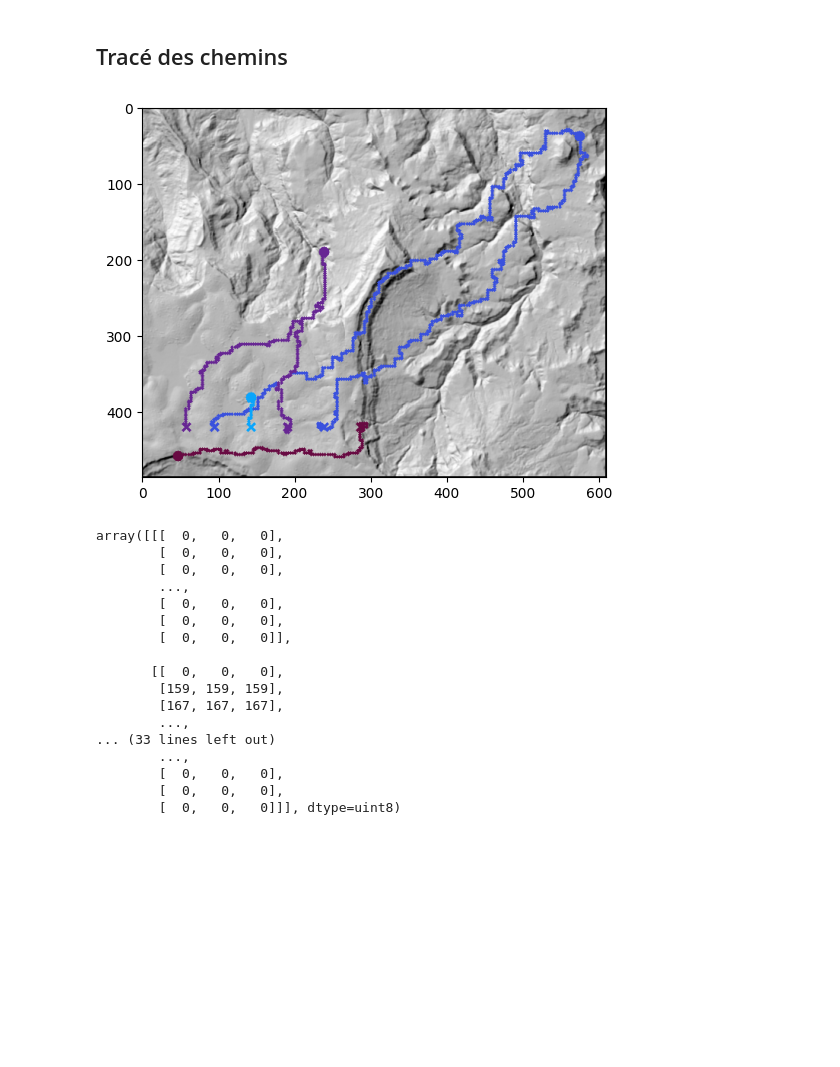
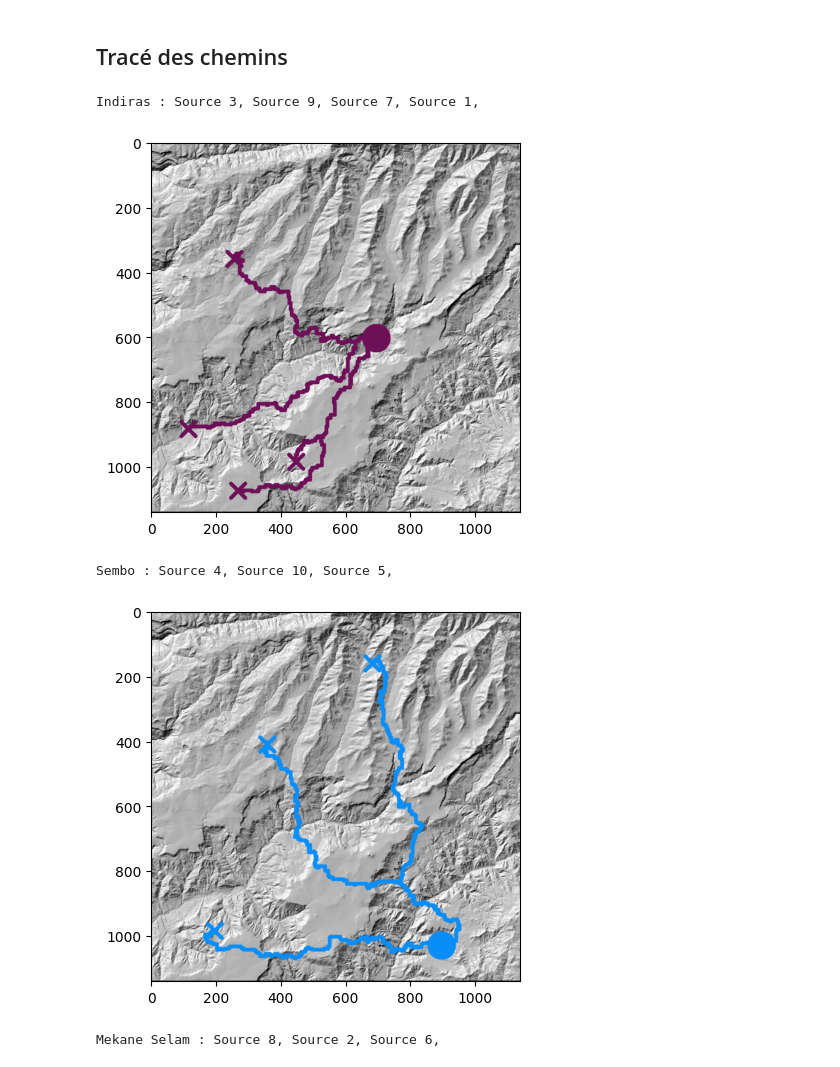
Before and after one commit to teo-bou/SY10, a Jupyter notebook: Projet-Eau/recherche_chemin_eau.ipynb, the cells around one changed output. Cells and saved outputs as stored; diff of their text form; code cells hidden in the pictures; blank space fills up the shorter version.

```diff
--- a/Projet-Eau/recherche_chemin_eau.ipynb
+++ b/Projet-Eau/recherche_chemin_eau.ipynb
@@ -10,9 +10,9 @@ from projet_srcs import *
 # peu_access, moy_access, accessi = float(input("Peu accessible : ")), float(input("Moyennement accessible : ")), float(input("Accessible : "))
 # access = accessibilite.v(peu_access, moy_access, accessi)
 
-type_terr = type_terrain.v(0.2,0.6, 0.2)
-access = accessibilite.v(0.2,0.5,0.8)
+type_terr = type_terrain.v(0.2,0.2, 0.4)
+access = accessibilite.v(0.1,0.2,0.8)
 
-carte = Carte("test_elevation.png", "20/05", type_terrain=type_terr, accessibilite=access, resize_x=200, resize_y=200)
+carte = Carte("carte indiras.png", "20/05", type_terrain=type_terr, accessibilite=access, resized_factor = 0.3)
 print(carte)
 # %% [output]
@@ -45,3 +23,26 @@ Source(carte, 600, 1100, couleur_eau.v(1, 0.8), NFT(2, 3, 4, 1, 'debit') , odeur
+# %%
+liste_villages = [Village(carte, 775, 675, NFT(16000, 17543, 18000, 1, 'habitants'), ressenti_conflits.v(0.6,0.3,0,0),ressenti_enthousiasme.v(0.1,0.7,0.3),
+             {"hopital": 2, "ecole": 1, "gouvernement": 0}, "Indiras"),
+                  Village(carte, 460, 1000, NFT(18000, 18842, 19000, 1, 'habitants'), ressenti_conflits.v(0.8,0.2,0.1,0),ressenti_enthousiasme.v(0.1,0.2,1),
+             {"hopital": 1, "ecole": 3, "gouvernement": 2}, "Mekane Selam"),
+                  Village(carte, 1000, 1150, NFT(10000, 10731, 11000, 1, 'habitants'), ressenti_conflits.v(0.1,0.2,0.1,0),ressenti_enthousiasme.v(0,0.2,0.8),
+             {"hopital": 1, "ecole": 1, "gouvernement": 1}, "Sembo")
+            ]
+
+
+liste_sources = [
+Source(carte, 300, 1200, couleur_eau.v(0.2, 0.8), NFT(20, 25, 26, 1, 'debit') , odeur_eau.v(1, 0.2, 0), "Source 1"),
+Source(carte, 624, 837, couleur_eau.v(0.4, 0.7), NFT(14, 15, 17, 1, 'debit') , odeur_eau.v(0.1, 0.9, 0.2), "Source 2"),
+Source(carte, 129, 987, couleur_eau.v(0.4, 0.6), NFT(11, 12, 13, 1, 'debit') , odeur_eau.v(0.6, 0.4, 0.2), "Source 3"),
+Source(carte, 400, 459, couleur_eau.v(1, 0.3), NFT(14,17.5,19, 1, 'debit'), odeur_eau.v(1, 0.2, 0.1), "Source 4"),
+Source(carte, 219, 1100, couleur_eau.v(0.2, 1), NFT(21, 22, 23, 1, 'debit') , odeur_eau.v(1, 0.3, 0.2), "Source 5"),
+Source(carte, 100, 1154, couleur_eau.v(0, 1), NFT(28, 32, 35, 1, 'debit') , odeur_eau.v(1, 0.1, 0), "Source 6"),
+Source(carte, 500, 1100, couleur_eau.v(0.5, 0.5), NFT(21, 22, 23, 1, 'debit') , odeur_eau.v(0.8, 0.3, 0.2), "Source 7"),
+Source(carte, 1098, 230, couleur_eau.v(0.3, 0.8), NFT(17, 19, 23, 1, 'debit') , odeur_eau.v(0.3, 1, 0.2), "Source 8"),
+Source(carte, 287, 402, couleur_eau.v(0.2, 1), NFT(21, 22, 23, 1, 'debit') , odeur_eau.v(0.9, 0.6, 0.2), "Source 9"),
+Source(carte, 762, 180, couleur_eau.v(0.8, 0.3), NFT(13, 15, 17, 1, 'debit') , odeur_eau.v(0.7, 0.4, 0), "Source 10")
+
+]
 # %% [markdown]
 ## Score de faisabilité
 # %%
@@ -51,23 +59,10 @@ KeyError: 'peu escarpe'
 # %% [markdown]
 ## Tracé des chemins
 # %%
-tracer_carte(carte, liste_villages, liste_sources, show = False)
+tracer_carte(carte, liste_villages, liste_sources, show = True)
 # %% [output]
+Indiras : Source 3, Source 9, Source 7, Source 1,
-[figure, old version]
+[figure, new version]
-array([[[  0,   0,   0],
-        [  0,   0,   0],
-        [  0,   0,   0],
-        ...,
-        [  0,   0,   0],
-        [  0,   0,   0],
-        [  0,   0,   0]],
-
-       [[  0,   0,   0],
-        [159, 159, 159],
-        [167, 167, 167],
-        ...,
-... (33 lines left out)
-        ...,
-        [  0,   0,   0],
-        [  0,   0,   0],
-        [  0,   0,   0]]], dtype=uint8)
+Sembo : Source 4, Source 10, Source 5,
+[figure, added]
+Mekane Selam : Source 8, Source 2, Source 6,
```
Also changed, not shown: parts of 5 cells of this notebook, 3 other files.
